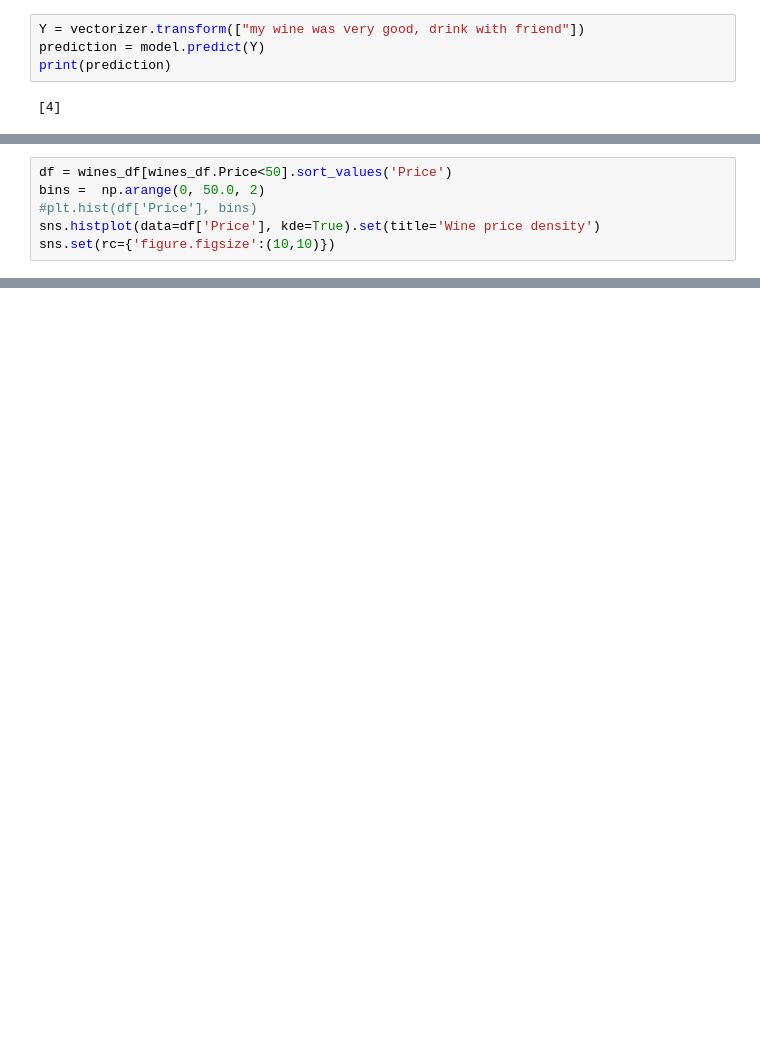
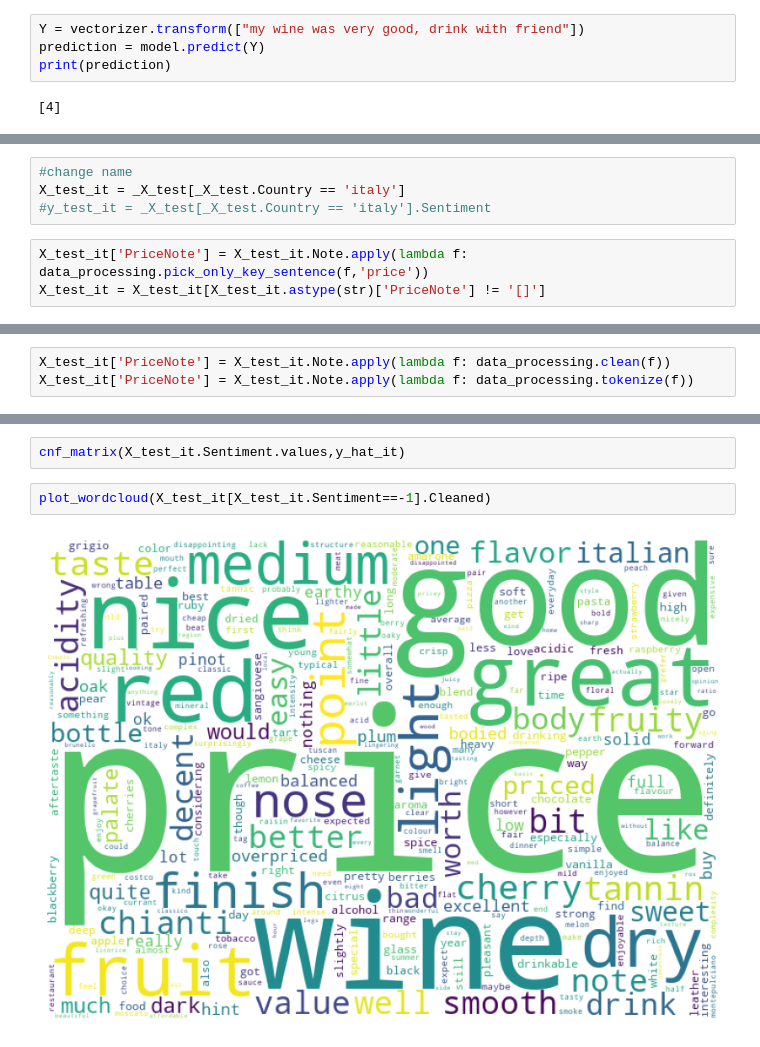
Before and after one commit to AndreaCamilloni/DM2583-project, a Jupyter notebook: notebook.ipynb, the cells around one changed output, grey strips where cells are left out. Saved outputs shown, nothing was run; the diff lists cells and outputs as text; blank space fills up the shorter version.

```diff
--- a/notebook.ipynb
+++ b/notebook.ipynb
@@ -241,6 +274,0 @@ sns.set(rc={'figure.figsize':(100,5)})
-# %%
-df = wines_df[wines_df.Price<50].sort_values('Price')
-bins =  np.arange(0, 50.0, 2)
-#plt.hist(df['Price'], bins)
-sns.histplot(data=df['Price'], kde=True).set(title='Wine price density')
-sns.set(rc={'figure.figsize':(10,10)})
@@ -276,0 +275,7 @@ sns.set(rc={'figure.figsize':(30, 10)}, font_scale = 3)
+# %%
+#change name
+X_test_it = _X_test[_X_test.Country == 'italy']
+#y_test_it = _X_test[_X_test.Country == 'italy'].Sentiment
+# %%
+X_test_it['PriceNote'] = X_test_it.Note.apply(lambda f: data_processing.pick_only_key_sentence(f,'price'))
+X_test_it = X_test_it[X_test_it.astype(str)['PriceNote'] != '[]']
@@ -276,0 +288,3 @@ sns.set(rc={'figure.figsize':(30, 10)}, font_scale = 3)
+# %%
+X_test_it['PriceNote'] = X_test_it.Note.apply(lambda f: data_processing.clean(f))
+X_test_it['PriceNote'] = X_test_it.Note.apply(lambda f: data_processing.tokenize(f))
@@ -276,0 +340,6 @@ sns.set(rc={'figure.figsize':(30, 10)}, font_scale = 3)
+# %%
+cnf_matrix(X_test_it.Sentiment.values,y_hat_it)
+# %%
+plot_wordcloud(X_test_it[X_test_it.Sentiment==-1].Cleaned)
+# %% [output]
+[figure, added]
```
Also changed, not shown: parts of 39 cells of this notebook, 1 other file.
